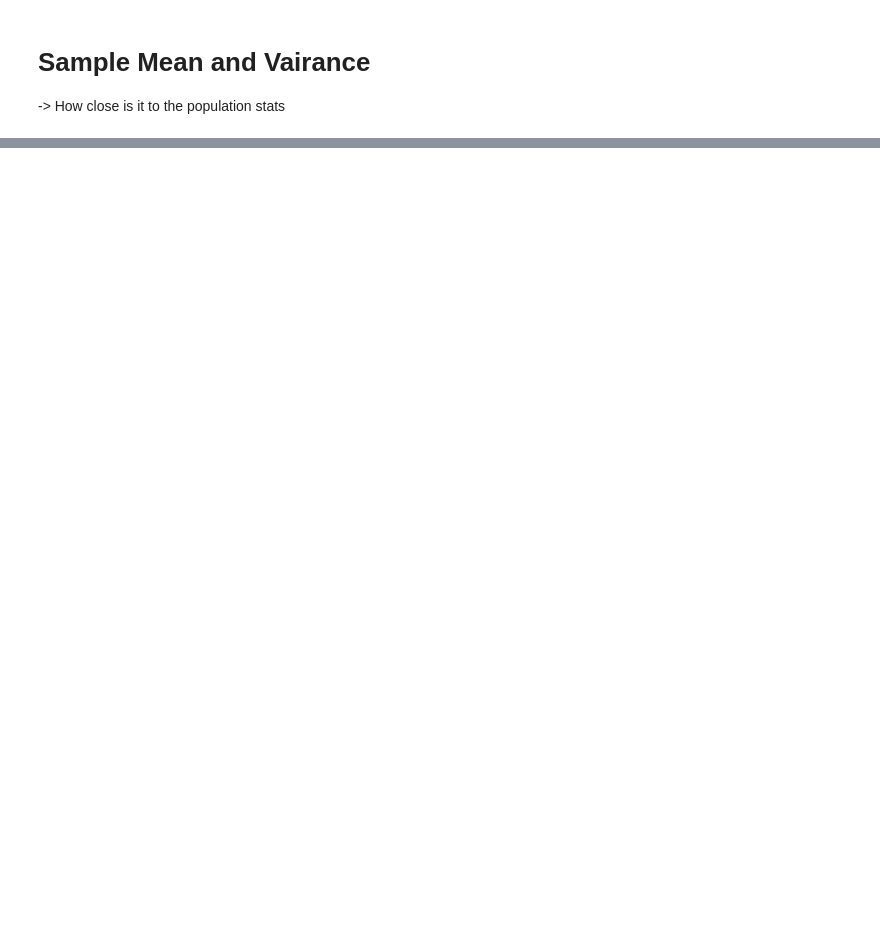
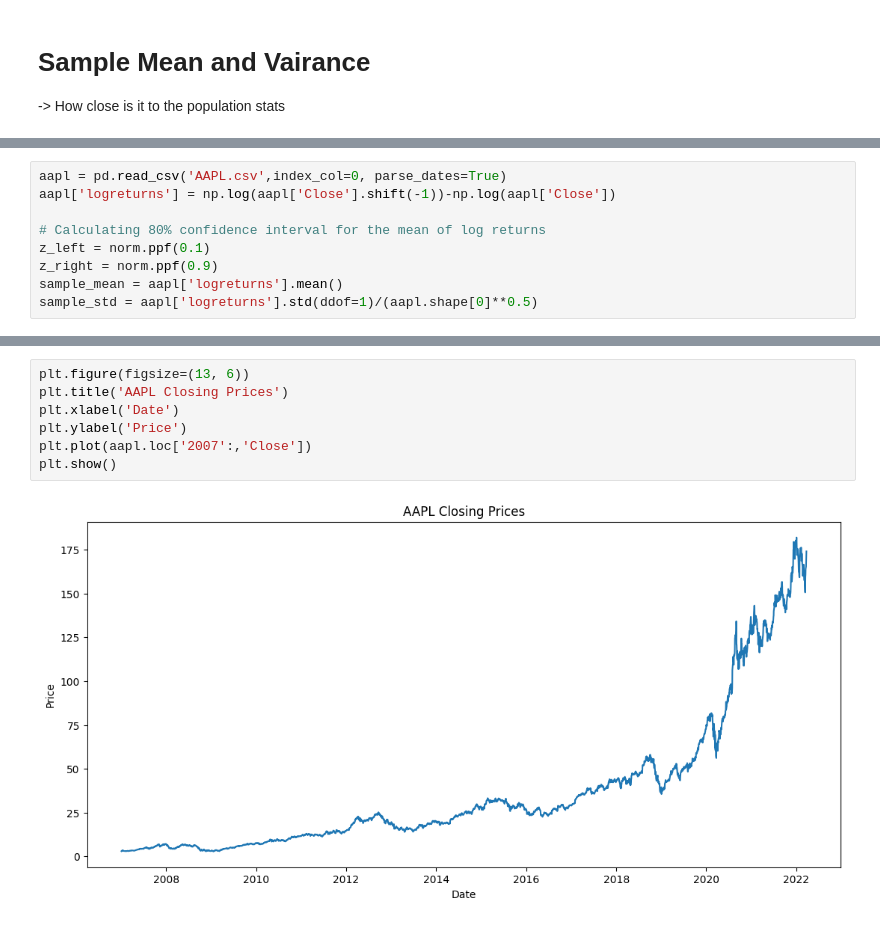
Before and after one commit to DinYeo/CourseraHKU, a Jupyter notebook: Module 3.ipynb, the cells around one changed output, grey strips where cells are left out. Cells and saved outputs as stored; diff of their text form; blank space fills up the shorter version.

```diff
--- a/Module 3.ipynb
+++ b/Module 3.ipynb
@@ -80,0 +90,9 @@ KeyboardInterrupt:
+# %%
+aapl = pd.read_csv('AAPL.csv',index_col=0, parse_dates=True)
+aapl['logreturns'] = np.log(aapl['Close'].shift(-1))-np.log(aapl['Close'])
+
+# Calculating 80% confidence interval for the mean of log returns
+z_left = norm.ppf(0.1)
+z_right = norm.ppf(0.9)
+sample_mean = aapl['logreturns'].mean()
+sample_std = aapl['logreturns'].std(ddof=1)/(aapl.shape[0]**0.5)
@@ -80,0 +111,9 @@ KeyboardInterrupt:
+# %%
+plt.figure(figsize=(13, 6))
+plt.title('AAPL Closing Prices')
+plt.xlabel('Date')
+plt.ylabel('Price')
+plt.plot(aapl.loc['2007':,'Close'])
+plt.show()
+# %% [output]
+[figure, added]
```
Also changed, not shown: parts of 10 cells of this notebook.
